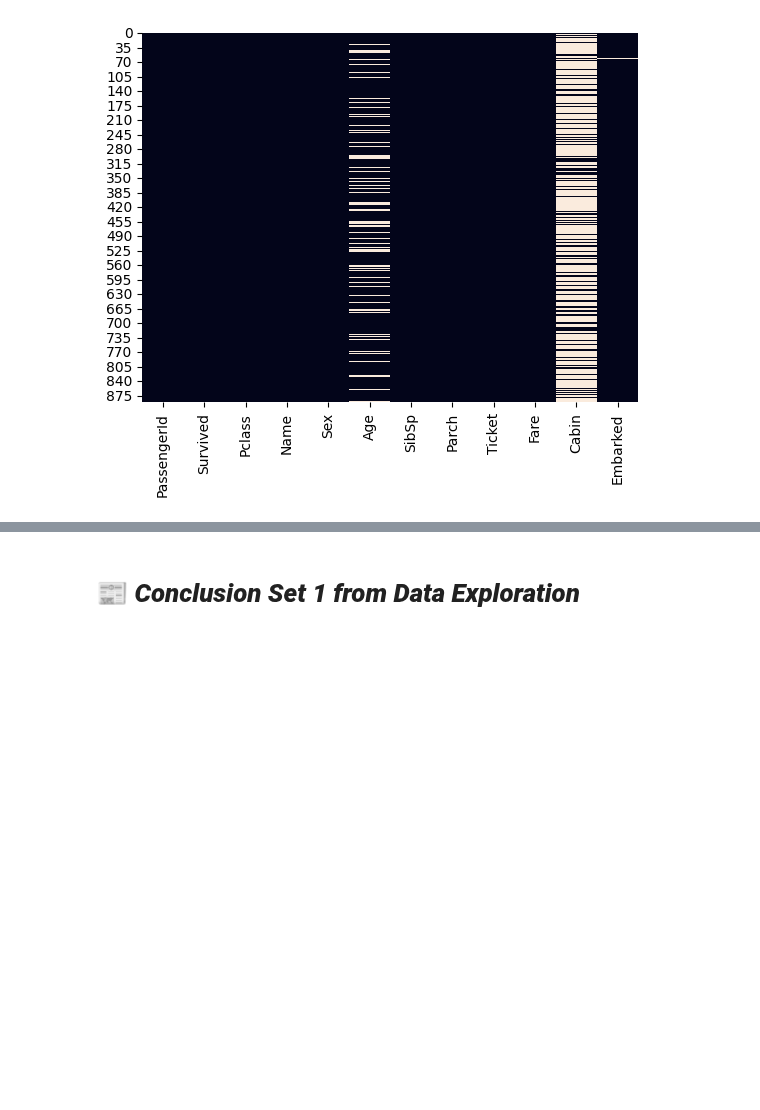
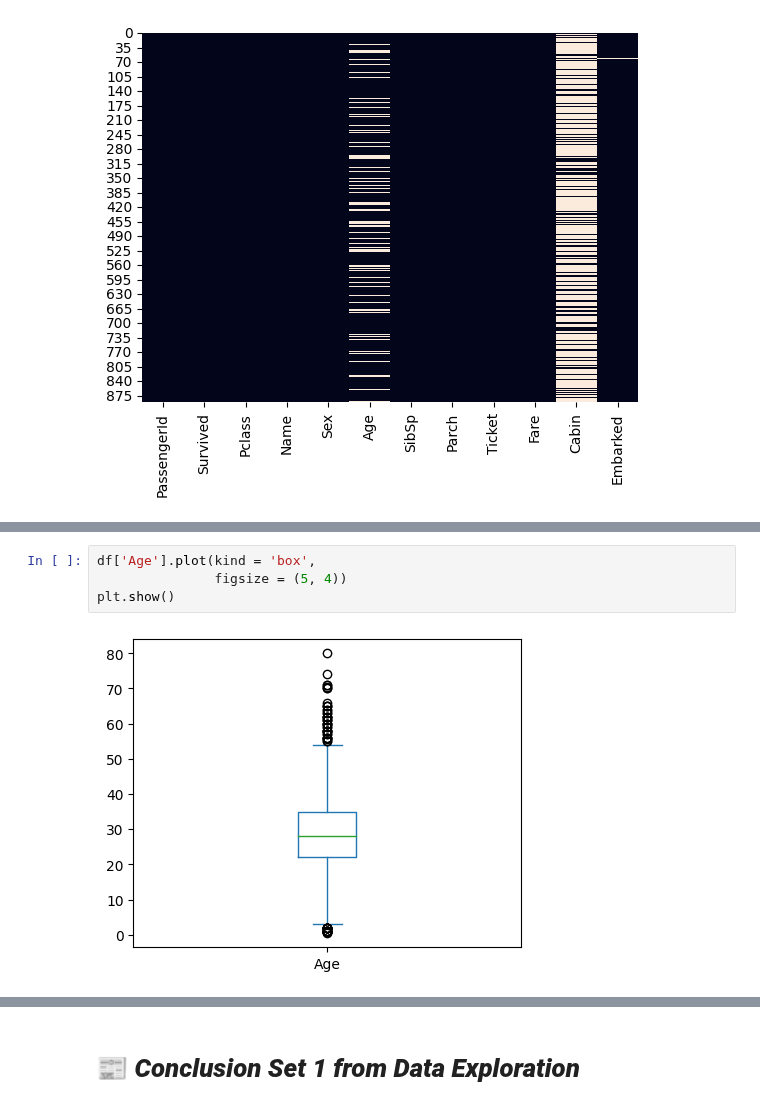
Before and after one commit to yigaai/StoryTelling_with_Data_myTelescope, a Jupyter notebook: titanic-survival-prediction.ipynb, the cells around one changed output, grey strips where cells are left out. Drawn from its saved outputs; the diff is of its cells as text; blank space fills up the shorter version.

```diff
--- a/titanic-survival-prediction.ipynb
+++ b/titanic-survival-prediction.ipynb
@@ -158,0 +195,6 @@ plt.show()
+# %%
+df['Age'].plot(kind = 'box',
+               figsize = (5, 4))
+plt.show()
+# %% [output]
+[figure, added]
```
Also changed, not shown: parts of 20 cells of this notebook.
